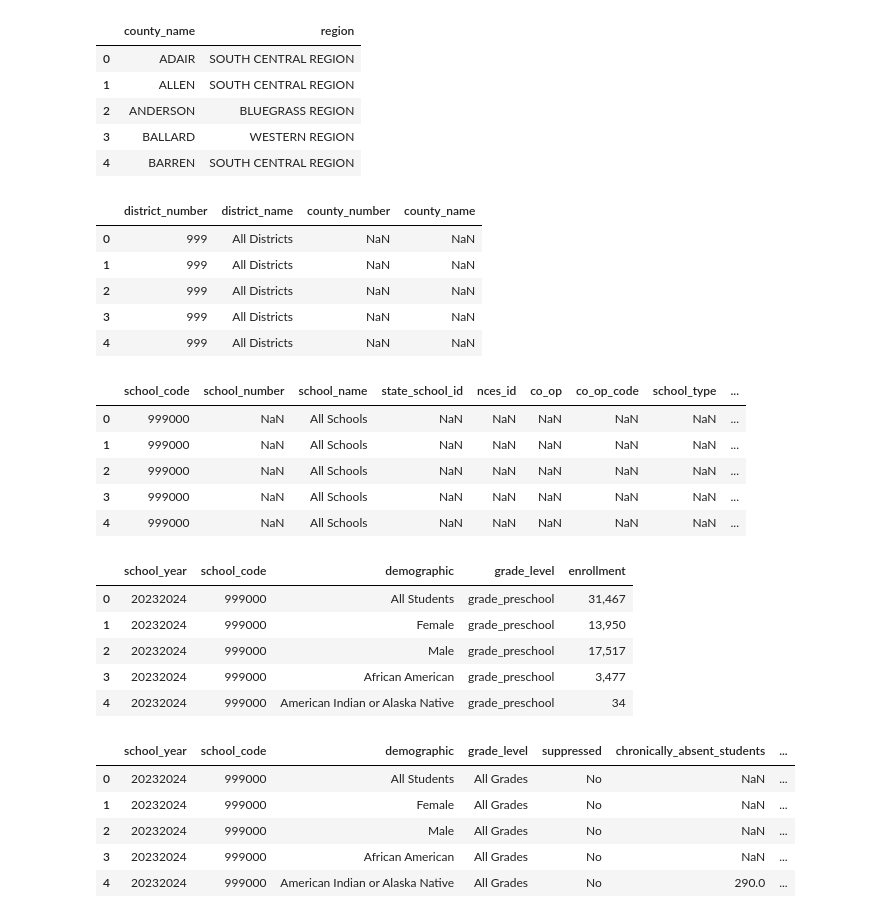
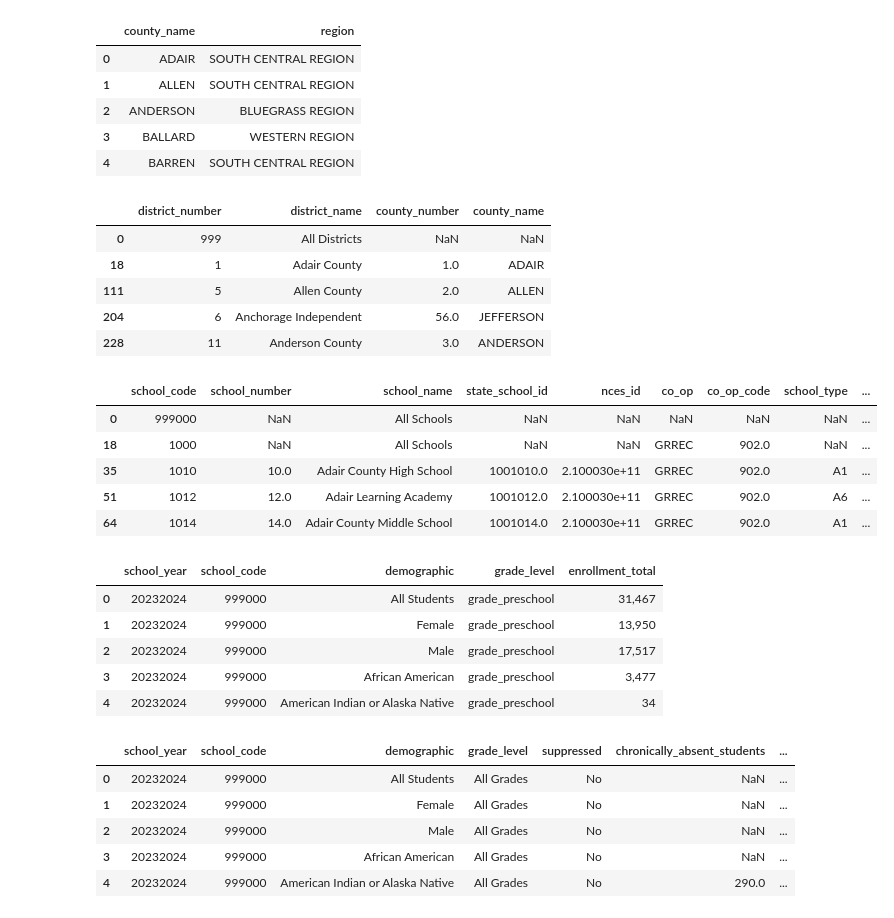
Before and after one commit to HelloMeganHere/ky_school_systems, a Jupyter notebook: Review/03_ky_school_2023_2025_etl.ipynb, the cells around one changed output. Cells and saved outputs as stored; diff of their text form; code cells hidden in the pictures.

```diff
--- a/Review/03_ky_school_2023_2025_etl.ipynb
+++ b/Review/03_ky_school_2023_2025_etl.ipynb
@@ -251,37 +249,40 @@ ky_regions_df.head()
 | 3 | BALLARD | WESTERN REGION |
 | 4 | BARREN | SOUTH CENTRAL REGION |
 # %%
-ky_district_df = (enrollment_df[['district_number','district_name','county_number','county_name']])
+ky_district_df = (enrollment_df[['district_number','district_name','county_number','county_name']]).drop_duplicates()
 ky_district_df.head()
 # %% [output]
 |  | district_number | district_name | county_number | county_name |
 | 0 | 999 | All Districts | NaN | NaN |
-| 1 | 999 | All Districts | NaN | NaN |
-| 2 | 999 | All Districts | NaN | NaN |
-| 3 | 999 | All Districts | NaN | NaN |
-| 4 | 999 | All Districts | NaN | NaN |
+| 18 | 1 | Adair County | 1.0 | ADAIR |
+| 111 | 5 | Allen County | 2.0 | ALLEN |
+| 204 | 6 | Anchorage Independent | 56.0 | JEFFERSON |
+| 228 | 11 | Anderson County | 3.0 | ANDERSON |
 # %%
-ky_school_df = (enrollment_df[['school_code','school_number','school_name','state_school_id','nces_id','co_op','co_op_code','school_type','district_number']])
+ky_school_df = (enrollment_df[['school_code','school_number','school_name','state_school_id','nces_id','co_op','co_op_code','school_type','district_number']]).drop_duplicates()
 ky_school_df.head()
 # %% [output]
 |  | school_code | school_number | school_name | state_school_id | nces_id | co_op | co_op_code | school_type | ... |
 | 0 | 999000 | NaN | All Schools | NaN | NaN | NaN | NaN | NaN | ... |
-| 1 | 999000 | NaN | All Schools | NaN | NaN | NaN | NaN | NaN | ... |
-| 2 | 999000 | NaN | All Schools | NaN | NaN | NaN | NaN | NaN | ... |
-| 3 | 999000 | NaN | All Schools | NaN | NaN | NaN | NaN | NaN | ... |
-| 4 | 999000 | NaN | All Schools | NaN | NaN | NaN | NaN | NaN | ... |
+| 18 | 1000 | NaN | All Schools | NaN | NaN | GRREC | 902.0 | NaN | ... |
+| 35 | 1010 | 10.0 | Adair County High School | 1001010.0 | 2.100030e+11 | GRREC | 902.0 | A1 | ... |
+| 51 | 1012 | 12.0 | Adair Learning Academy | 1001012.0 | 2.100030e+11 | GRREC | 902.0 | A6 | ... |
+| 64 | 1014 | 14.0 | Adair County Middle School | 1001014.0 | 2.100030e+11 | GRREC | 902.0 | A1 | ... |
 # %%
 ky_school_enrollment_df = pd.melt(
     enrollment_df,
     id_vars = ['school_year','school_code','demographic'],
-    value_vars = ['grade_preschool', 'grade_k', 'grade_1', 'grade_2', 'grade_3', 'grade_4', 'grade_5', 'grade_6', 'grade_7', 'grade_8', 'grade_9', 'grade_10', 'grade_11', 'grade_12', 'grade_14'],
+    value_vars = ['grade_preschool', 'grade_k',
+                  'grade_1', 'grade_2', 'grade_3', 'grade_4', 'grade_5',
+                  'grade_6', 'grade_7', 'grade_8',
+                  'grade_9', 'grade_10', 'grade_11', 'grade_12',
+                  'grade_14'],
     var_name = 'grade_level',
-    value_name = 'enrollment_total'
-                 )
+    value_name = 'enrollment_total').drop_duplicates()
 
 ky_school_enrollment_df.head()
 # %% [output]
-|  | school_year | school_code | demographic | grade_level | enrollment |
+|  | school_year | school_code | demographic | grade_level | enrollment_total |
 | 0 | 20232024 | 999000 | All Students | grade_preschool | 31,467 |
 | 1 | 20232024 | 999000 | Female | grade_preschool | 13,950 |
 | 2 | 20232024 | 999000 | Male | grade_preschool | 17,517 |
```
Also changed, not shown: parts of 6 cells of this notebook, 6 other files.
